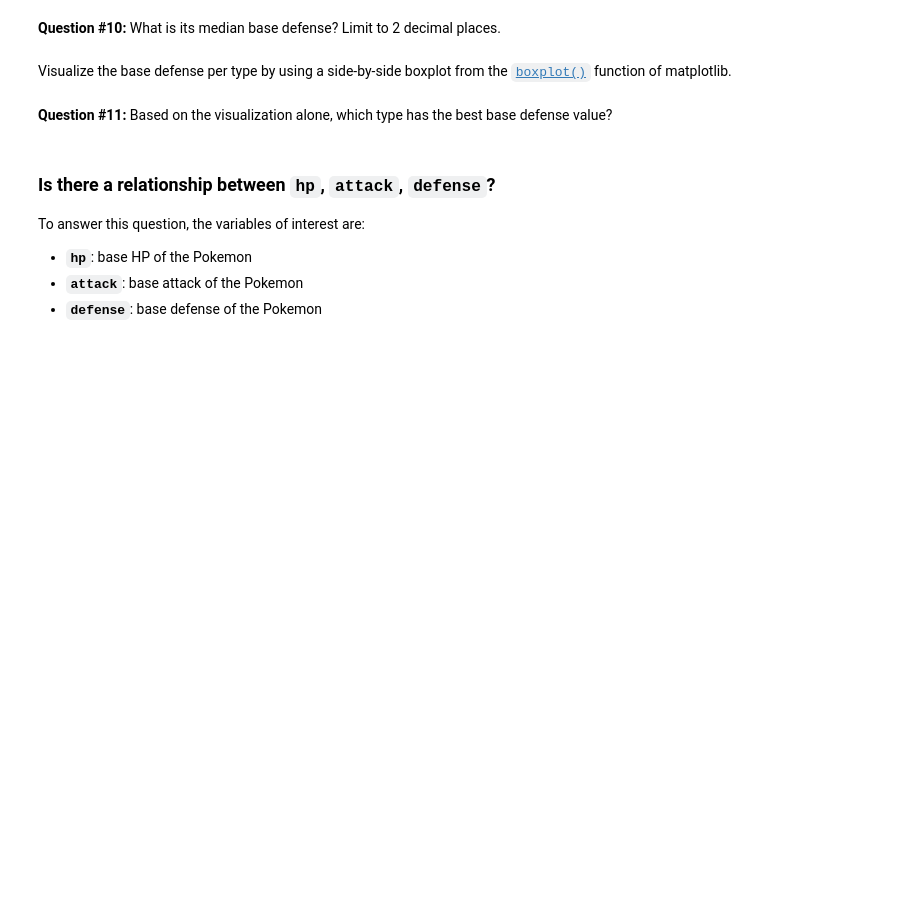
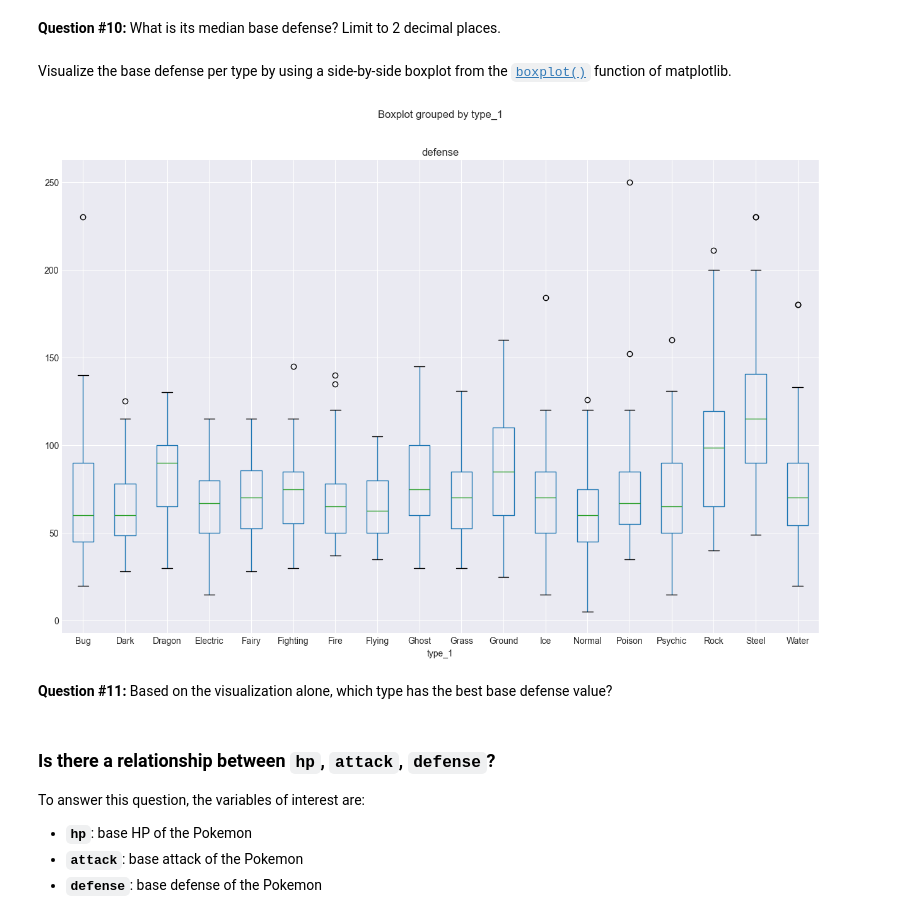
Before and after one commit to lonebono/CSMODEL, a Jupyter notebook: 4 - Exploring Pokemon Data - Blank.ipynb, the cells around one changed output. Drawn from its saved outputs; the diff is of its cells as text; code cells hidden in the pictures; blank space fills up the shorter version.

```diff
--- a/4 - Exploring Pokemon Data - Blank.ipynb
+++ b/4 - Exploring Pokemon Data - Blank.ipynb
@@ -272,6 +546,10 @@ Find out which type has the highest median base defense. Make sure to sort the m
 Visualize the base defense per type by using a side-by-side boxplot from the [`boxplot()`](https://pandas.pydata.org/pandas-docs/stable/reference/api/pandas.DataFrame.boxplot.html) function of matplotlib.
 # %%
 # Write your code here
+pokemon_df.boxplot('defense', by='type_1', figsize=(15, 10))
+plt.show()
+# %% [output]
+[figure, added]
 # %% [markdown]
 **Question #11:** Based on the visualization alone, which type has the best base defense value?
 # %% [markdown]
```
Also changed, not shown: parts of 33 cells of this notebook.
